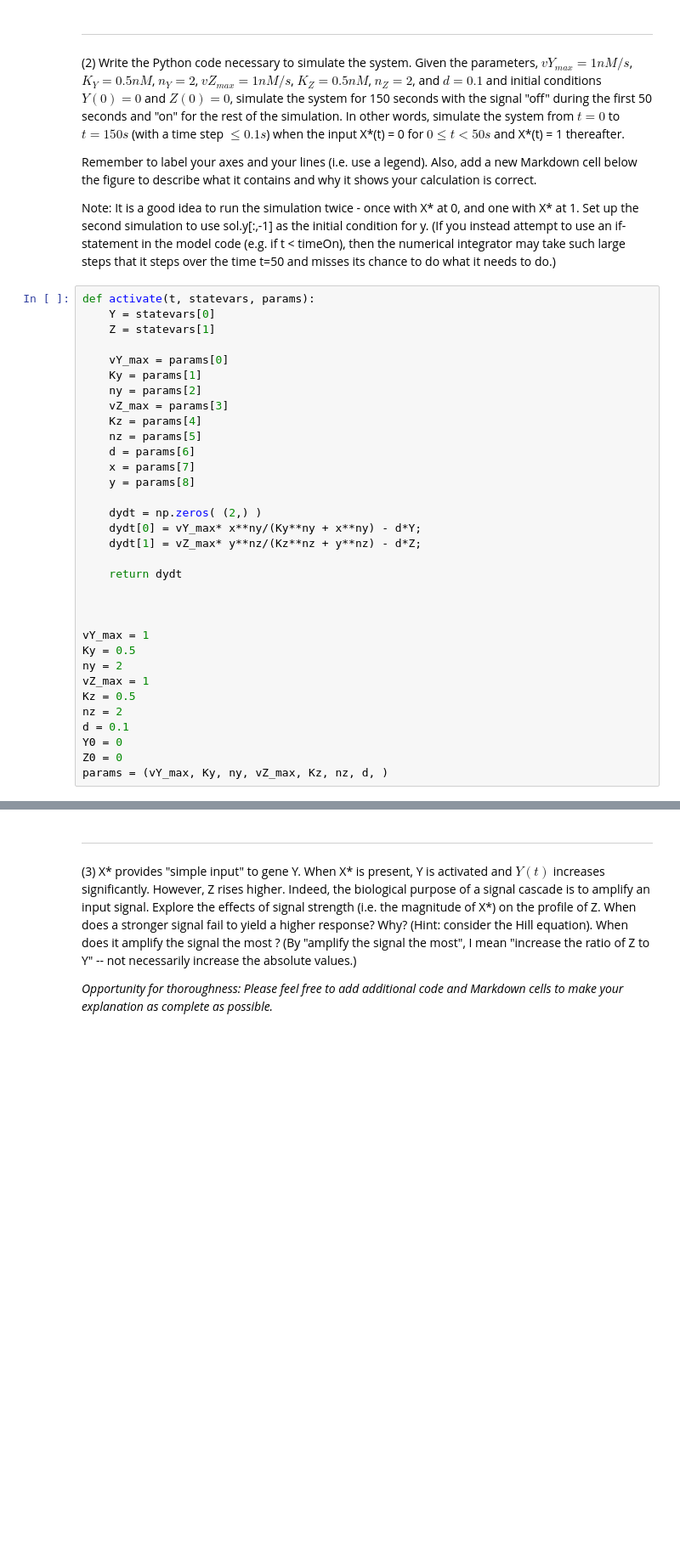
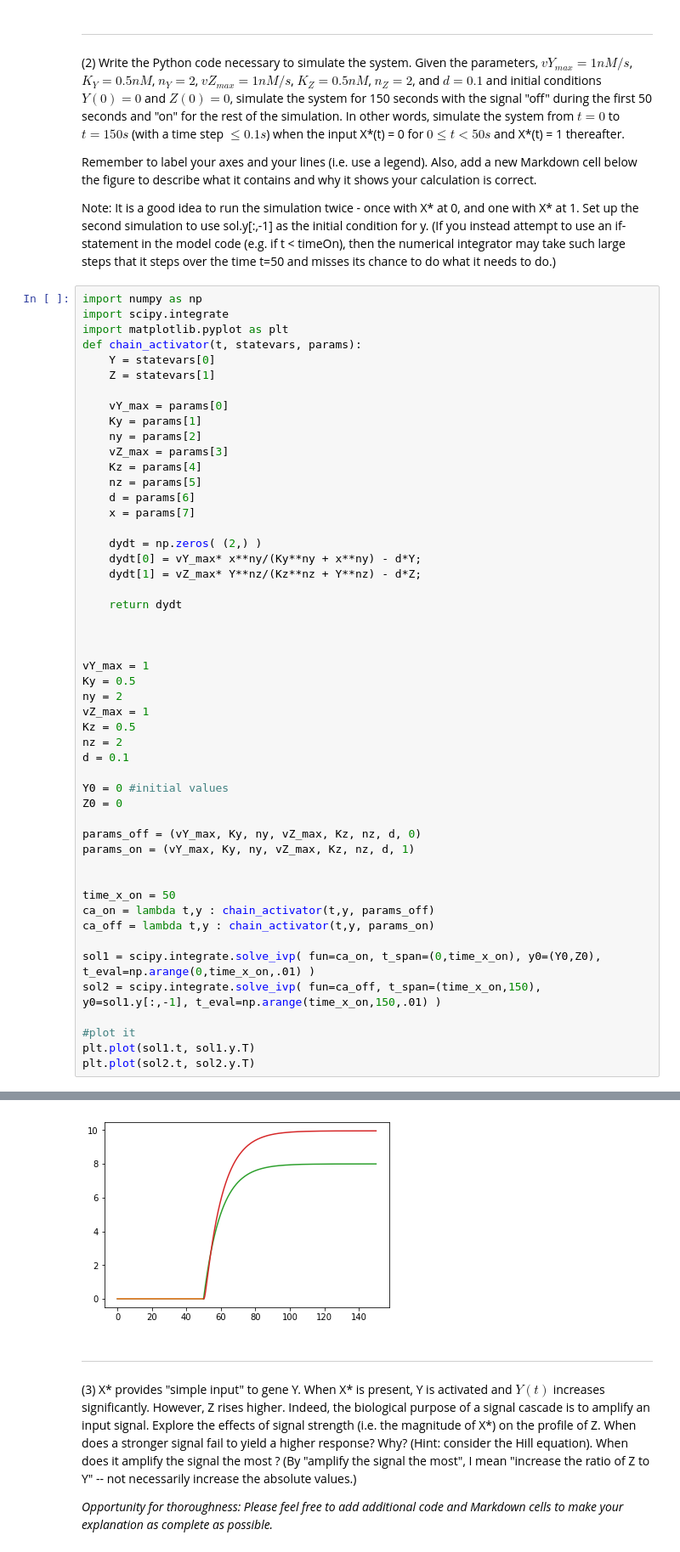
Before and after one commit to hmhwan21/cs341projects, a Jupyter notebook: proj2/Project2.ipynb, the cells around one changed output, grey strips where cells are left out. Shown at 85% size. Cells and saved outputs as stored; diff of their text form; blank space fills up the shorter version.

Commit message:
graphed 1, not sure

```diff
--- a/proj2/Project2.ipynb
+++ b/proj2/Project2.ipynb
@@ -40,7 +40,10 @@ Remember to label your axes and your lines (i.e. use a legend). Also, add a new
 
 Note: It is a good idea to run the simulation twice - once with X\* at 0, and one with X\* at 1. Set up the second simulation to use sol.y\[:,-1\] as the initial condition for y. (If you instead attempt to use an if-statement in the model code (e.g. if t < timeOn), then the numerical integrator may take such large steps that it steps over the time t=50 and misses its chance to do what it needs to do.)
 # %%
-def activate(t, statevars, params):
+import numpy as np
+import scipy.integrate
+import matplotlib.pyplot as plt
+def chain_activator(t, statevars, params):
     Y = statevars[0]
     Z = statevars[1]
 
@@ -52,11 +55,10 @@ def activate(t, statevars, params):
     nz = params[5]
     d = params[6]
     x = params[7]
-    y = params[8]
 
     dydt = np.zeros( (2,) )
     dydt[0] = vY_max* x**ny/(Ky**ny + x**ny) - d*Y;
-    dydt[1] = vZ_max* y**nz/(Kz**nz + y**nz) - d*Z;
+    dydt[1] = vZ_max* Y**nz/(Kz**nz + Y**nz) - d*Z;
 
     return dydt
 
@@ -69,6 +71,22 @@ vZ_max = 1
 Kz = 0.5
 nz = 2
 d = 0.1
-Y0 = 0
+
+Y0 = 0 #initial values
 Z0 = 0
-params = (vY_max, Ky, ny, vZ_max, Kz, nz, d, )
+
+params_off = (vY_max, Ky, ny, vZ_max, Kz, nz, d, 0)
+params_on = (vY_max, Ky, ny, vZ_max, Kz, nz, d, 1)
+
+
+time_x_on = 50
+ca_on = lambda t,y : chain_activator(t,y, params_off)
+ca_off = lambda t,y : chain_activator(t,y, params_on)
+
+sol1 = scipy.integrate.solve_ivp( fun=ca_on, t_span=(0,time_x_on), y0=(Y0,Z0), t_eval=np.arange(0,time_x_on,.01) )
+sol2 = scipy.integrate.solve_ivp( fun=ca_off, t_span=(time_x_on,150), y0=sol1.y[:,-1], t_eval=np.arange(time_x_on,150,.01) )
+
+#plot it
+plt.plot(sol1.t, sol1.y.T)
+plt.plot(sol2.t, sol2.y.T)
+# %% [output]
@@ -75,3 +95,4 @@ params = (vY_max, Ky, ny, vZ_max, Kz, nz, d, )
+[figure, added]
 # %% [markdown]
 <hr style="border:2px solid gray"> </hr>
 
```
Also changed, not shown: parts of 1 cell of this notebook.
